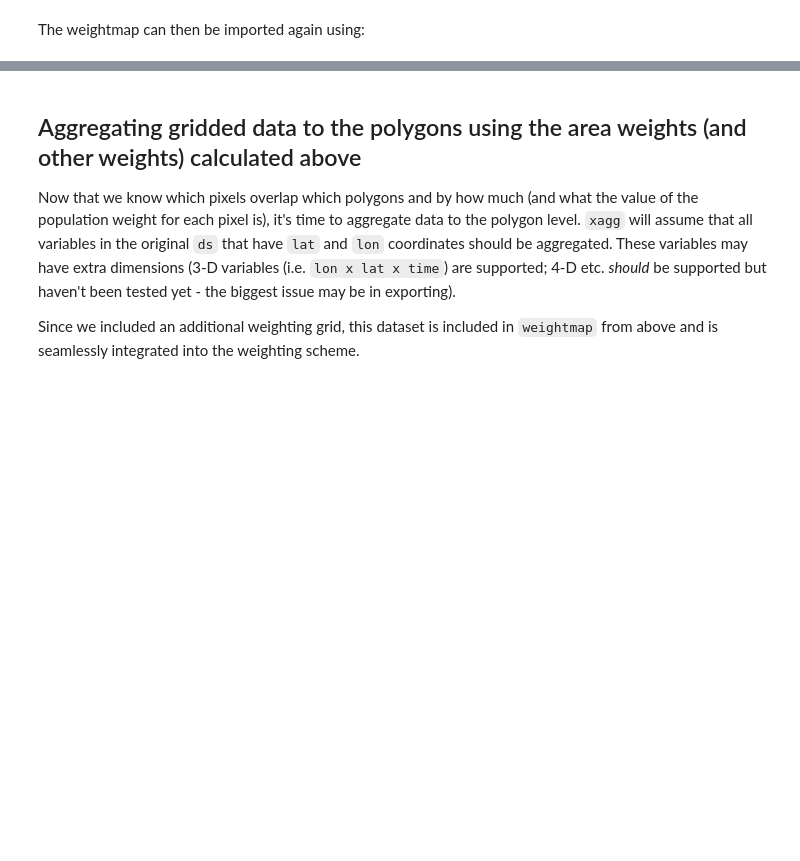
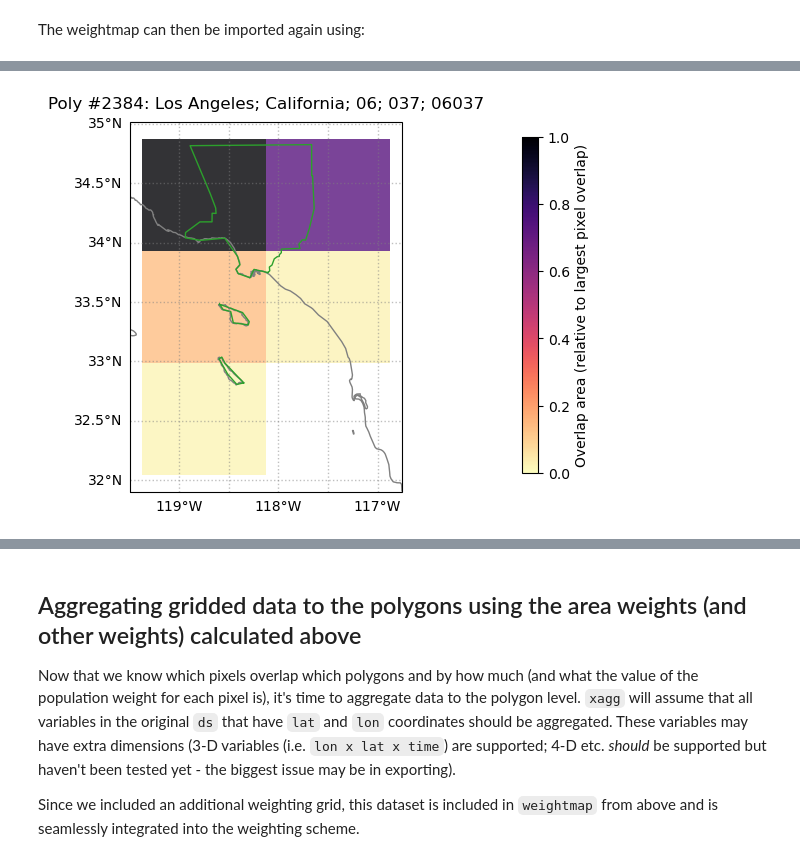
Before and after one commit to ks905383/xagg, a Jupyter notebook: docs/notebooks/full_run.ipynb, the cells around one changed output, grey strips where cells are left out. Cells and saved outputs as stored; diff of their text form; code cells hidden in the pictures; blank space fills up the shorter version.

```diff
--- a/docs/notebooks/full_run.ipynb
+++ b/docs/notebooks/full_run.ipynb
@@ -62,0 +98,6 @@ weightmap = xa.read_wm('wm')
+# %%
+# Let's use the "NAME" (aka, county name) column to plot a
+# diagnostic plot of Los Angeles county
+weightmap.diag_fig({'NAME':'Los Angeles'},grid_polygon_info)
+# %% [output]
+[figure, added]
```
Also changed, not shown: parts of 11 cells of this notebook, 13 other files.
